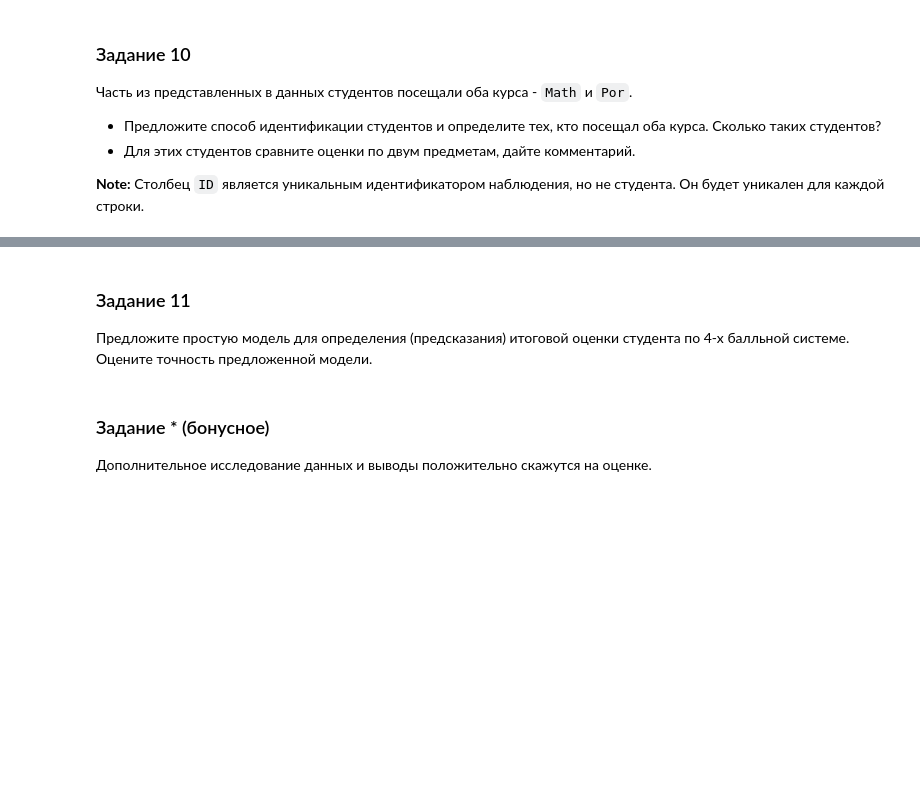
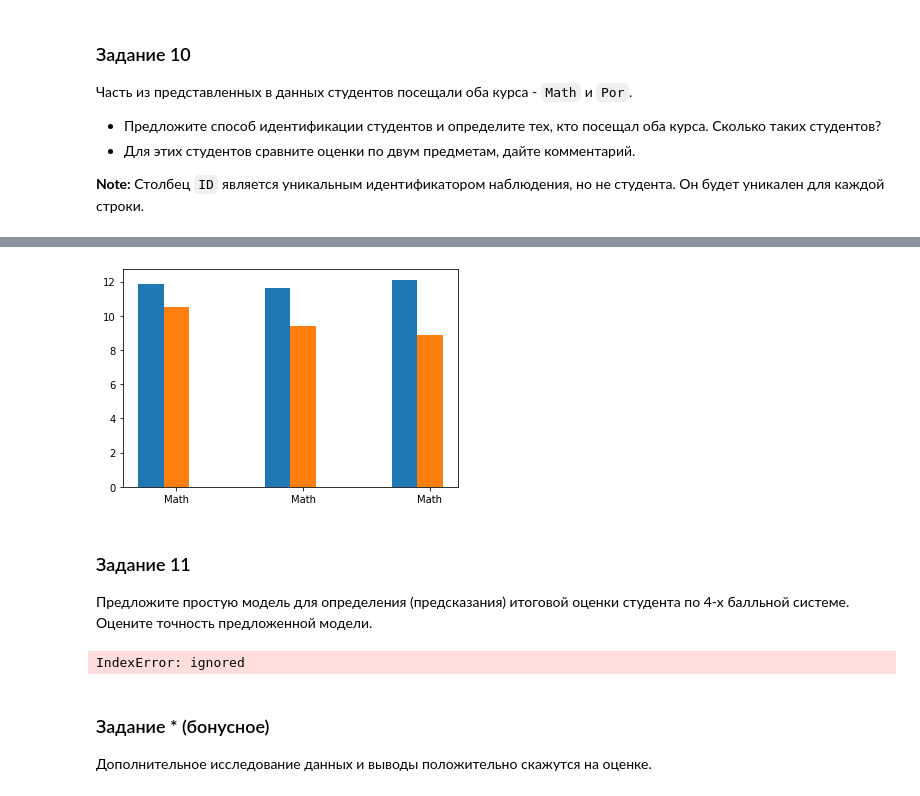
Before and after one commit to dariaAlium/DA, a Jupyter notebook: Lab_1_Exploratory_analysis.ipynb, the cells around one changed output, grey strips where cells are left out. Drawn from its saved outputs; the diff is of its cells as text; code cells hidden in the pictures; blank space fills up the shorter version.

```diff
--- a/Lab_1_Exploratory_analysis.ipynb
+++ b/Lab_1_Exploratory_analysis.ipynb
@@ -367,3 +498,22 @@ sb.heatmap(corr, xticklabels=corr.columns.values,
+# %%
+id_same = sorted(list(id_same))
+data_same = pd.DataFrame(data.iloc[id_same[:40]])
+x = [data_same.loc[data_same['Subject'] == 'Por']['G1'].mean(),
+     data_same.loc[data_same['Subject'] == 'Por']['G2'].mean(),
+      data_same.loc[data_same['Subject'] == 'Por']['G3'].mean()]
+y = [data_same.loc[data_same['Subject'] == 'Math']['G1'].mean(),
+      data_same.loc[data_same['Subject'] == 'Math']['G2'].mean(),
+      data_same.loc[data_same['Subject'] == 'Math']['G3'].mean()]
+plt.bar([1.9, 2.9, 3.9], x, width=0.2)
+plt.bar([2.1, 3.1, 4.1], y, width=0.2, tick_label='Math')
+plt.show()
+'''
+как видно из данной диаграммы, оценки по языку в течении семестров не меняются,
+тогда как оценки по математики существенно снижаются по временному промежутку,
+хотя и изначально были ниже, чем оценки по языку
+'''
+# %% [output]
+[figure, added]
 # %% [markdown]
 ### Задание 11
 
@@ -373,3 +521,30 @@ sb.heatmap(corr, xticklabels=corr.columns.values,
+# %%
+'''
+на основании прошлых заданий было выявленно, что оценка зависит от:
+studytime & failures
+в свою очередь эти колонки зависят от age и потребления алкоголя
+'''
+
+from sklearn.cluster import KMeans
+Z = KMeans(n_clusters = 4, # число кластеров
+           init = 'random',
+           n_init = 1,
+           max_iter = 100,
+           random_state=15434,
+          )
+data_k = data[['studytime', 'failures', 'age', 'Dalc', 'Walc']]
+Z.fit(data_k)
+#centers = np.zeros((3, 4))
+#centers[:, 0:4] = Z.cluster_centers_
+#centers = pd.DataFrame(centers, columns=data_k.columns)
+
+data['prediction'] = Z.labels_.astype(str)
+
+centers['cluster'] = np.array(['c0', 'c1', 'c2', 'c3']).astype(str)
+
+centers
+# %% [output]
+IndexError: ignored
 # %% [markdown]
 ### Задание * (бонусное)
 
```
Also changed, not shown: parts of 15 cells of this notebook.
